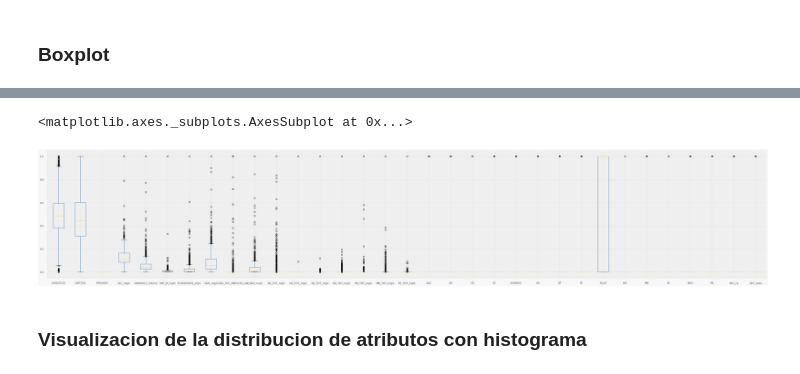
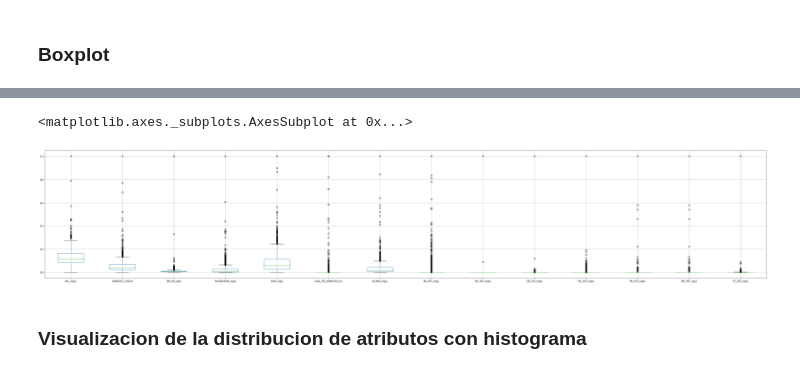
Before and after one commit to PosgradoMNA/actividades-del-projecto-equipo-48, a Jupyter notebook: Reto/Entrega1/Reto_Entrega_1.ipynb, the cells around one changed output, grey strips where cells are left out. Cells and saved outputs as stored; diff of their text form; code cells hidden in the pictures.

```diff
--- a/Reto/Entrega1/Reto_Entrega_1.ipynb
+++ b/Reto/Entrega1/Reto_Entrega_1.ipynb
@@ -217,0 +212,4 @@ df.boxplot(figsize=(55,10))
+# %%
+import matplotlib.pyplot as plt
+numerical_columns=["ALC_mg/L","CONDUCT_mS/cm","SDT_M_mg/L","FLUORUROS_mg/L","DUR_mg/L","COLI_FEC_NMP/100_mL","N_NO3_mg/L","AS_TOT_mg/L","CD_TOT_mg/L","CR_TOT_mg/L","HG_TOT_mg/L","PB_TOT_mg/L","PB_TOT_mg/L","FE_TOT_mg/L"]
+df[numerical_columns].boxplot(figsize=(55,10))
@@ -245,16 +221,16 @@ varibles_no_categoricas
 # %%
 from sklearn.preprocessing import MinMaxScaler
 
-df_outlier = df[varibles_no_categoricas].copy()
+df_outlier = df[numerical_columns].copy()
 scaler = MinMaxScaler()
 df_outlier = scaler.fit_transform(df_outlier)
 
 df_outlier=pd.DataFrame(df_outlier)
-df_outlier.columns= varibles_no_categoricas
+df_outlier.columns= numerical_columns
 df_outlier.boxplot(figsize=(55,10))
 # %% [output]
 <matplotlib.axes._subplots.AxesSubplot at 0x...>
-[figure, old version]
+[figure, new version]
 # %% [markdown]
 ### **Visualizacion de la distribucion de atributos con histograma**
 # %%
```
Also changed, not shown: parts of 38 cells of this notebook.
